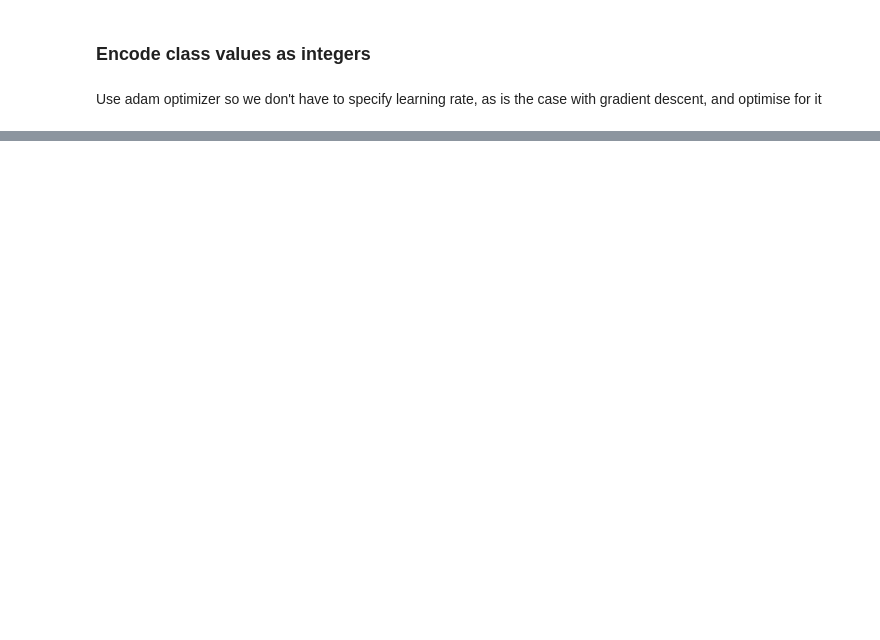
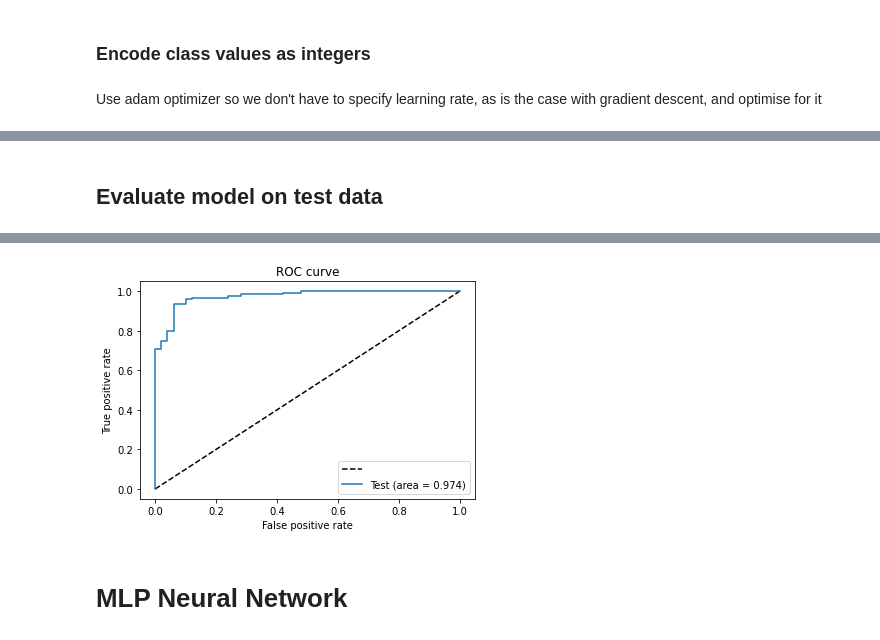
Before and after one commit to Zoya-Anwar/PythonSmellClassifiers-Mark, a Jupyter notebook: smell-classifier.py.ipynb, the cells around one changed output, grey strips where cells are left out. Cells and saved outputs as stored; diff of their text form; code cells hidden in the pictures; blank space fills up the shorter version.

```diff
--- a/smell-classifier.py.ipynb
+++ b/smell-classifier.py.ipynb
@@ -1224,0 +1214,18 @@ KeyboardInterrupt:
+# %%
+tuner = kt.Hyperband(model_builder,
+                     objective=kt.Objective("val_auc", direction="max"),
+                     max_epochs=30,
+                     factor=3,
+                     seed=SEED,
+                     directory="results_dir",
+                     project_name="odor",
+                     overwrite=True,)
+
+tuner.search(X_train_t_nn,
+             y_train_t_nn,
+             epochs=50,
+             validation_data=(X_val_nn, y_val_nn),
+             callbacks=[tf.keras.callbacks.EarlyStopping(monitor="val_loss")])
+
+# Get the optimal hyperparameters
+best_hps=tuner.get_best_hyperparameters(num_trials=1)[0]
@@ -1224,0 +1264,3 @@ KeyboardInterrupt:
+# %%
+model3 = tuner.hypermodel.build(best_hps)
+model3.summary()
@@ -1224,0 +1285,9 @@ KeyboardInterrupt:
+# %%
+# Build the model with the optimal hyperparameters
+history = model3.fit(X_train_t_nn,
+                      y_train_t_nn,
+                      epochs=15,
+                      validation_data=(X_val_nn, y_val_nn),
+                      verbose=1)
+
+test_model_keras(model3, history, X_val_nn, y_val_nn, X_train_t_nn, y_train_t_nn)
@@ -1224,0 +1317,18 @@ KeyboardInterrupt:
+# %% [markdown]
+## Evaluate model on test data
+# %%
+y_pred_t_keras = model3.predict(X_test_nn).ravel()
+fpr_keras, tpr_keras, thresholds_keras = roc_curve(y_test_nn, y_pred_t_keras)
+auc_t_keras = metrics.roc_auc_score(y_test_nn, y_pred_t_keras)
+auc_t_keras
+
+plt.figure(1)
+plt.plot([0, 1], [0, 1], 'k--')
+plt.plot(fpr_keras, tpr_keras)
+plt.xlabel('False positive rate')
+plt.ylabel('True positive rate')
+plt.title('ROC curve')
+plt.legend(['', 'Test (area = {:.3f})'.format(auc_t_keras)], loc='best')
+plt.show()
+plt.show()
+# %% [output]
@@ -1224,0 +1336,3 @@ KeyboardInterrupt:
+[figure, added]
+# %% [markdown]
+# MLP Neural Network
```
Also changed, not shown: parts of 54 cells of this notebook, 1 other file.
